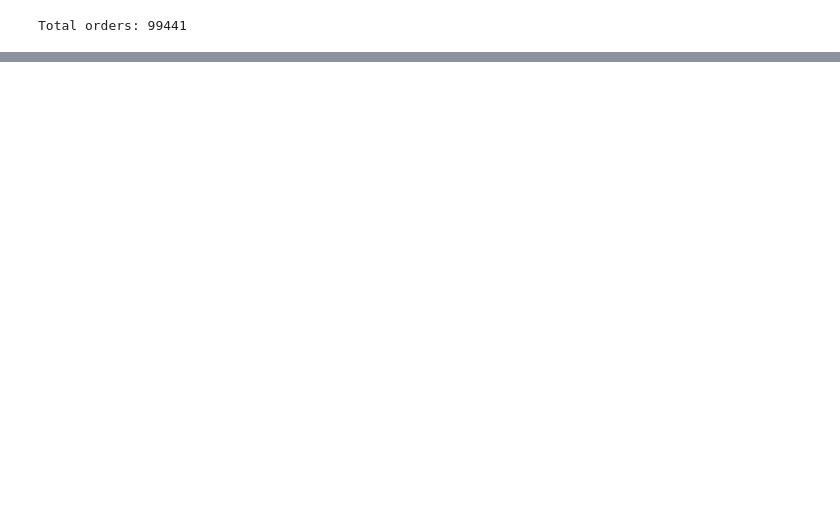
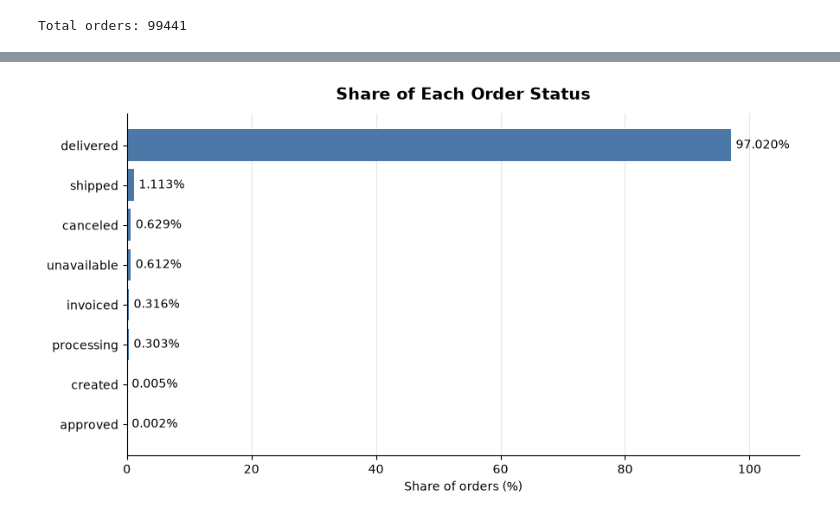
Before and after one commit to Abolfazl-Moradi006/Olist-data-analysis, a Jupyter notebook: Notebooks/3_Order Status & Time Trend Analysis.ipynb, the cells around one changed output, grey strips where cells are left out. Cells and saved outputs as stored; diff of their text form; code cells hidden in the pictures; blank space fills up the shorter version.

```diff
--- a/Notebooks/3_Order Status & Time Trend Analysis.ipynb
+++ b/Notebooks/3_Order Status & Time Trend Analysis.ipynb
@@ -46,0 +65,21 @@ con.close()
+# %%
+#visualizing chart
+plot_df = order_status.sort_values("status_percent", ascending=True)  # ascending=True puts the largest bar on top
+
+fig, ax = plt.subplots(figsize=(9, 5))
+bars = ax.barh(plot_df["order_status"], plot_df["status_percent"], color="#4C78A8")
+
+ax.bar_label(bars, fmt="%.3f%%", padding=4, fontsize=10)
+
+ax.set_title("Share of Each Order Status", fontsize=14, fontweight="bold", pad=12)
+ax.set_xlabel("Share of orders (%)")
+ax.set_ylabel("")
+ax.set_xlim(0, 108)  # room so the 97.02% label isn't cut off
+ax.grid(axis="x", alpha=0.3)
+ax.set_axisbelow(True)
+ax.spines[["top", "right"]].set_visible(False)
+
+plt.tight_layout()
+plt.show()
+# %% [output]
+[figure, added]
```
Also changed, not shown: parts of 8 cells of this notebook.
